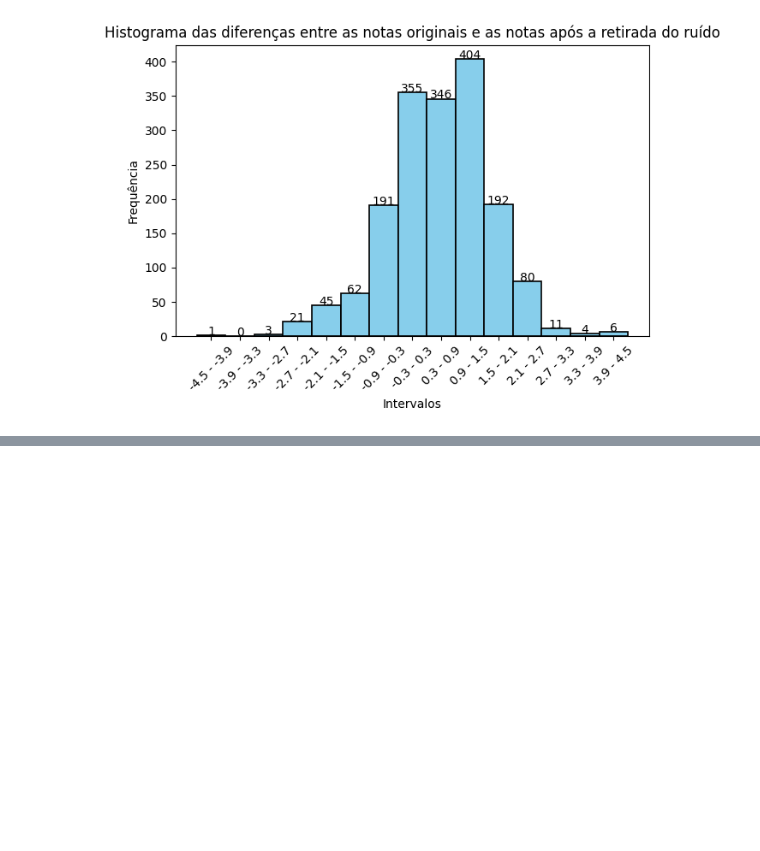
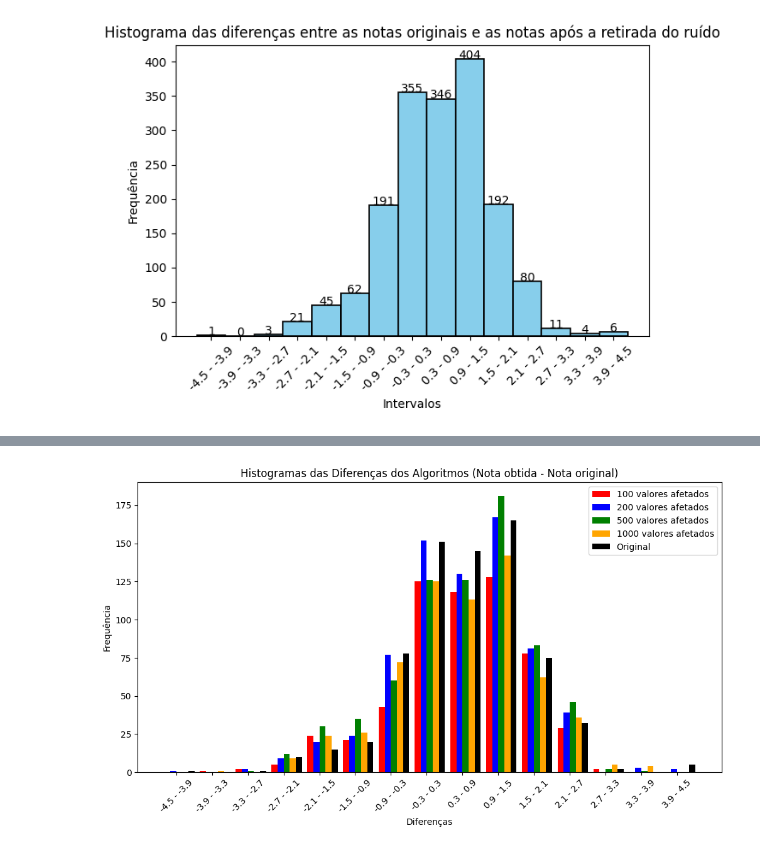
Before and after one commit to esdrasgc/netflix_challenge, a Jupyter notebook: main.ipynb, the cells around one changed output, grey strips where cells are left out. Saved outputs shown, nothing was run; the diff lists cells and outputs as text; code cells hidden in the pictures; blank space fills up the shorter version.

```diff
--- a/main.ipynb
+++ b/main.ipynb
@@ -185,0 +136,43 @@ stress_test_line_plot(values, bin_edges, noise_levels)
+# %%
+import numpy as np
+import matplotlib.pyplot as plt
+
+# Ler os dados dos arquivos txt
+def read_data(filename):
+    with open(filename, 'r') as f:
+        data = [float(line.strip()) for line in f.readlines()]
+    return data
+
+files = ['test_stress/diferenças_100.txt', 'test_stress/diferenças_200.txt', 'test_stress/diferenças_500.txt', 'test_stress/diferenças_1000.txt', 'test_stress/original.txt']
+labels = ['100 valores afetados', '200 valores afetados', '500 valores afetados', '1000 valores afetados', 'Original']
+data = [read_data(file) for file in files]
+
+# Definir bins
+bin_edges = [-4.5, -3.9, -3.3, -2.7, -2.1, -1.5, -0.9, -0.3, 0.3, 0.9, 1.5, 2.1, 2.7, 3.3, 3.9, 4.5]
+
+# Cores para os histogramas
+colors = ['red', 'blue', 'green', 'orange', 'black']
+
+# Calcular frequências para cada arquivo e bin
+hist_data = [np.histogram(d, bins=bin_edges)[0] for d in data]
+
+# Plotar os histogramas
+plt.figure(figsize=(12, 6))
+bar_width = 0.17
+bar_positions = np.arange(len(bin_edges) - 1)
+
+for i, hist in enumerate(hist_data):
+    plt.bar(bar_positions + i * bar_width, hist, width=bar_width, color=colors[i], label=labels[i])
+
+bin_labels = []
+for i in range(len(bin_edges) - 1):
+    bin_labels.append(f"{bin_edges[i]} - {bin_edges[i+1]}")
+plt.xticks(bar_positions + bar_width * 1.5, bin_labels, rotation=45)
+
+plt.xlabel('Diferenças')
+plt.ylabel('Frequência')
+plt.legend()
+plt.title('Histogramas das Diferenças dos Algoritmos (Nota obtida - Nota original)')
+plt.show()
+# %% [output]
+[figure, added]
```
Also changed, not shown: parts of 1 cell of this notebook, 3 other files.
